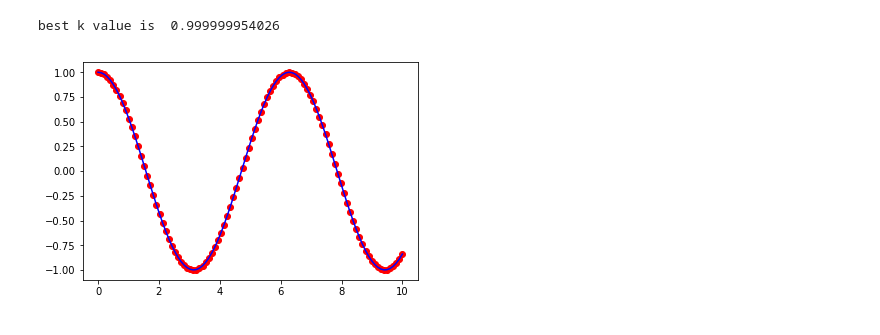
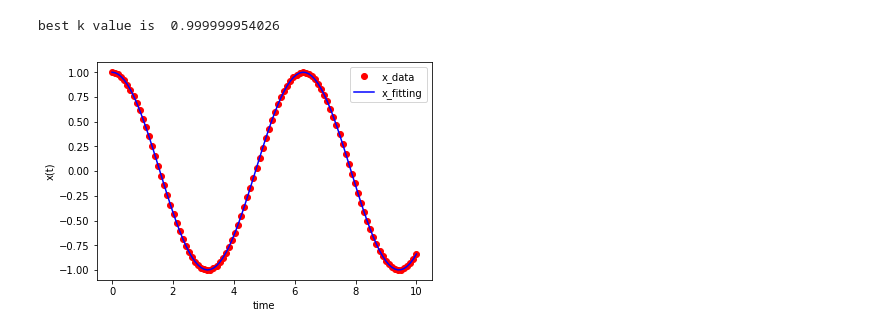
Before and after one commit to Jiawei2333/Coding_workout, a Jupyter notebook: Scipy_odeint.ipynb, the cells around one changed output. Drawn from its saved outputs; the diff is of its cells as text; code cells hidden in the pictures.

```diff
--- a/Scipy_odeint.ipynb
+++ b/Scipy_odeint.ipynb
@@ -100,7 +100,10 @@ best k value is  0.999999954026
 # %%
 plt.plot(t_data, x_data, 'ro', label='x_data')
 x_fitting = fitting(t_data, kbest)
-plt.plot(t_data, x_fitting, 'b-', label='x_data')
+plt.plot(t_data, x_fitting, 'b-', label='x_fitting')
+plt.xlabel('time')
+plt.ylabel('x(t)')
+plt.legend()
 plt.show()
 # %% [output]
-[figure, old version]
+[figure, new version]
```
